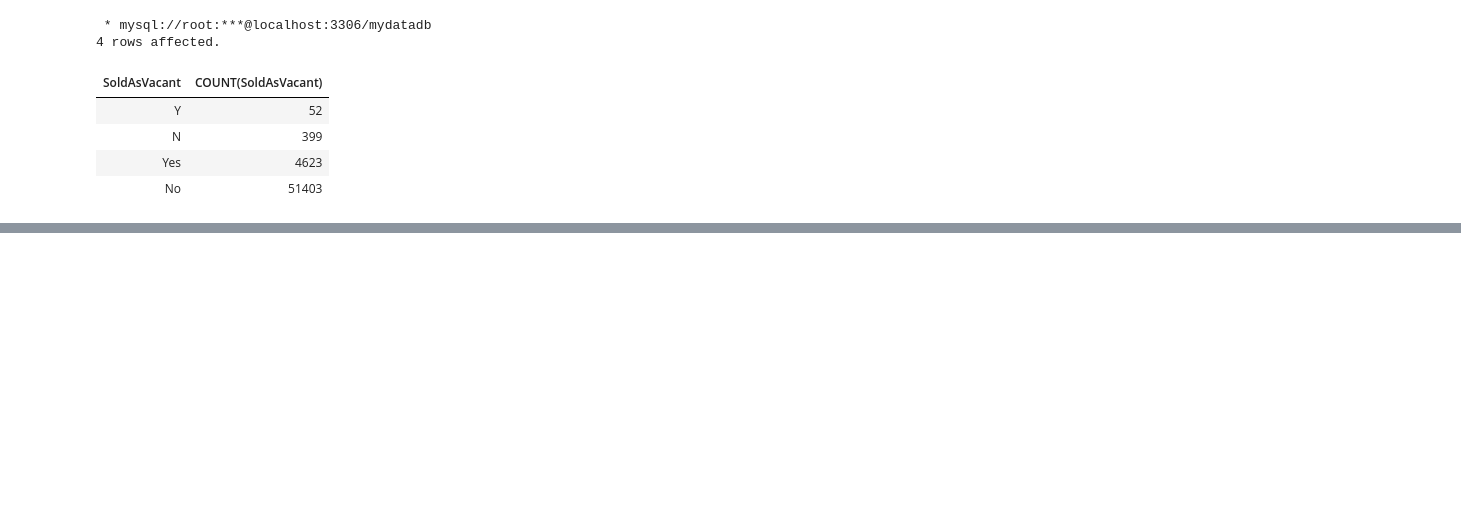
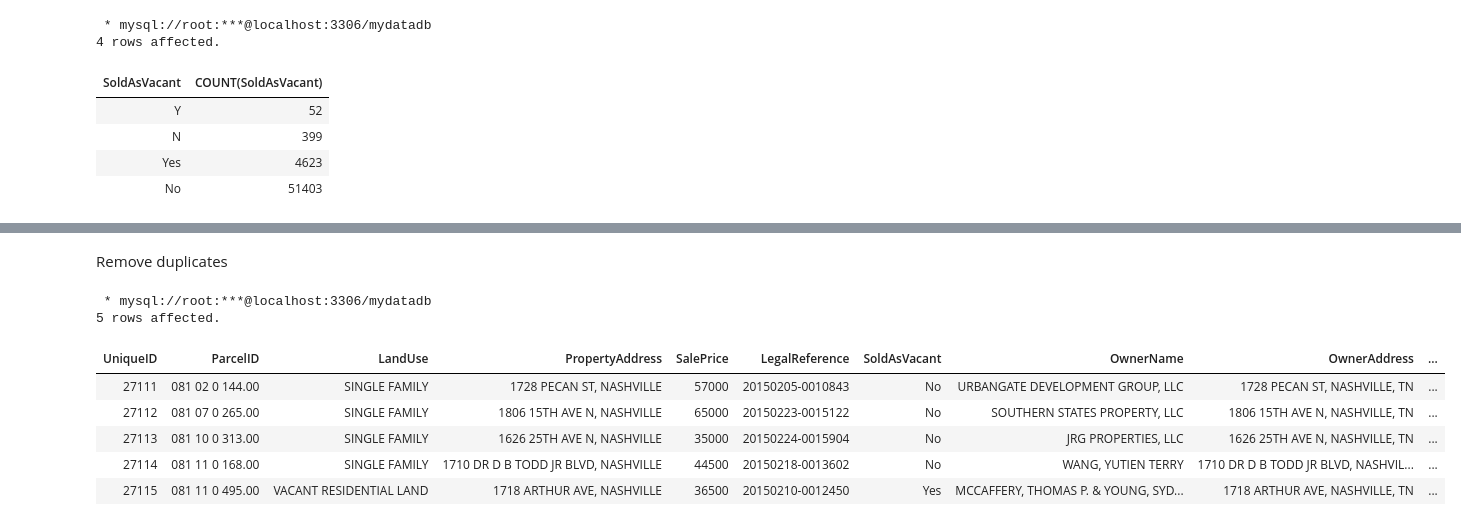
Before and after one commit to ncdas/Data_Cleaning_SQL-Nashville-Housing-Data, a Jupyter notebook: data_cleaning_nashville.ipynb, the cells around one changed output, grey strips where cells are left out. Drawn from its saved outputs; the diff is of its cells as text; code cells hidden in the pictures; blank space fills up the shorter version.

```diff
--- a/data_cleaning_nashville.ipynb
+++ b/data_cleaning_nashville.ipynb
@@ -369,0 +370,32 @@ ORDER BY 2;
+# %% [markdown]
+Remove duplicates
+# %%
+%%sql
+
+WITH duplicate_rows AS (
+SELECT *,
+    ROW_NUMBER() OVER(
+        PARTITION by
+            ParcelID,
+            PropertyAddress,
+            SalePrice,
+            Sale_Date,
+            LegalReference
+        ORDER BY
+            UniqueID ) as row_num
+FROM Nashville_Housing_Data
+)
+
+SELECT *
+FROM duplicate_rows
+WHERE row_num >1
+LIMIT 5;
+# %% [output]
+ * mysql://root:***@localhost:3306/mydatadb
+5 rows affected.
+| UniqueID | ParcelID | LandUse | PropertyAddress | SalePrice | LegalReference | SoldAsVacant | OwnerName | OwnerAddress | ... |
+| 27111 | 081 02 0 144.00 | SINGLE FAMILY | 1728 PECAN ST, NASHVILLE | 57000 | 20150205-0010843 | No | URBANGATE DEVELOPMENT GROUP, LLC | 1728 PECAN ST, NASHVILLE, TN | ... |
+| 27112 | 081 07 0 265.00 | SINGLE FAMILY | 1806 15TH AVE N, NASHVILLE | 65000 | 20150223-0015122 | No | SOUTHERN STATES PROPERTY, LLC | 1806 15TH AVE N, NASHVILLE, TN | ... |
+| 27113 | 081 10 0 313.00 | SINGLE FAMILY | 1626 25TH AVE N, NASHVILLE | 35000 | 20150224-0015904 | No | JRG PROPERTIES, LLC | 1626 25TH AVE N, NASHVILLE, TN | ... |
+| 27114 | 081 11 0 168.00 | SINGLE FAMILY | 1710 DR D B TODD JR BLVD, NASHVILLE | 44500 | 20150218-0013602 | No | WANG, YUTIEN TERRY | 1710 DR D B TODD JR BLVD, NASHVIL... | ... |
+| 27115 | 081 11 0 495.00 | VACANT RESIDENTIAL LAND | 1718 ARTHUR AVE, NASHVILLE | 36500 | 20150210-0012450 | Yes | MCCAFFERY, THOMAS P. & YOUNG, SYD... | 1718 ARTHUR AVE, NASHVILLE, TN | ... |
```
Also changed, not shown: parts of 7 cells of this notebook.
